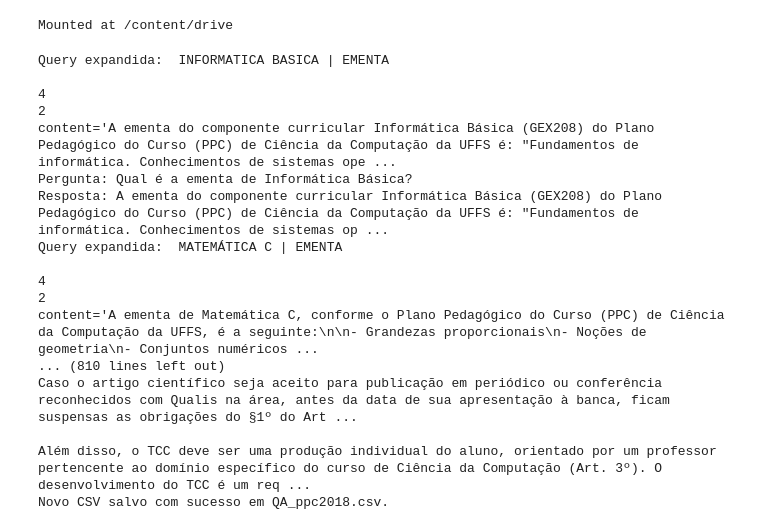
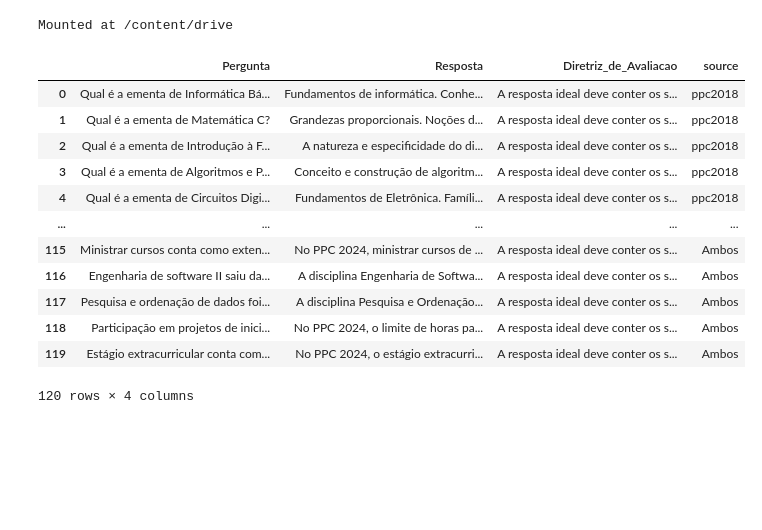
Before and after one commit to joaowinderfeldbussolotto/assistente-ppc-ciencia-da-computacao, a Jupyter notebook: tcc_inference.ipynb, the cells around one changed output. Saved outputs shown, nothing was run; the diff lists cells and outputs as text; code cells hidden in the pictures; blank space fills up the shorter version.

Commit message:
updates on inference

```diff
--- a/tcc_inference.ipynb
+++ b/tcc_inference.ipynb
@@ -238,3 +677,31 @@ Mounted at /content/drive
+# %%
+import pandas as pd
+
+df1 = pd.read_csv('data/GroundTruthPPC2018_Diretrizes_Refinadas.csv')
+df2 = pd.read_csv('data/GroundTruthPPC2024_Diretrizes_Refinadas.csv')
+df3 = pd.read_csv('data/GroundTruthPPCAmbos_Diretrizes_Refinadas.csv')
+
+df1['source'] = 'ppc2018'
+df2['source'] = 'ppc2024'
+df3['source'] = 'Ambos'
+
+questions_df = pd.concat([df1, df2, df3], ignore_index=True)
+# %%
+questions_df
+# %% [output]
+|  | Pergunta | Resposta | Diretriz_de_Avaliacao | source |
+| 0 | Qual é a ementa de Informática Bá... | Fundamentos de informática. Conhe... | A resposta ideal deve conter os s... | ppc2018 |
+| 1 | Qual é a ementa de Matemática C? | Grandezas proporcionais. Noções d... | A resposta ideal deve conter os s... | ppc2018 |
+| 2 | Qual é a ementa de Introdução à F... | A natureza e especificidade do di... | A resposta ideal deve conter os s... | ppc2018 |
+| 3 | Qual é a ementa de Algoritmos e P... | Conceito e construção de algoritm... | A resposta ideal deve conter os s... | ppc2018 |
+| 4 | Qual é a ementa de Circuitos Digi... | Fundamentos de Eletrônica. Famíli... | A resposta ideal deve conter os s... | ppc2018 |
+| ... | ... | ... | ... | ... |
+| 115 | Ministrar cursos conta como exten... | No PPC 2024, ministrar cursos de ... | A resposta ideal deve conter os s... | Ambos |
+| 116 | Engenharia de software II saiu da... | A disciplina Engenharia de Softwa... | A resposta ideal deve conter os s... | Ambos |
+| 117 | Pesquisa e ordenação de dados foi... | A disciplina Pesquisa e Ordenação... | A resposta ideal deve conter os s... | Ambos |
+| 118 | Participação em projetos de inici... | No PPC 2024, o limite de horas pa... | A resposta ideal deve conter os s... | Ambos |
+| 119 | Estágio extracurricular conta com... | No PPC 2024, o estágio extracurri... | A resposta ideal deve conter os s... | Ambos |
+120 rows × 4 columns
 # %%
 import pandas as pd
 import csv
@@ -276,27 +761,2 @@ def process_csv_and_generate_answers(input_csv_path, output_csv_path, inference_
 
     print(f"Novo CSV salvo com sucesso em {output_csv_path}.")
-# %%
-# Exemplo de uso
-ppc_2018_input_csv_path = 'data/GroundTruthPPC2018_Diretrizes_Refinadas.csv'
-ppc_2018_output_csv_path = 'QA_ppc2018.csv'
-inference_config = "Mixtral e Gemma 9b(Transformação). Contexto: 4, 4 --> Original e expandida. PINECONE COM METADATA"
-
-process_csv_and_generate_answers(ppc_2018_input_csv_path, ppc_2018_output_csv_path, inference_config, 'ppc2018')
-# %% [output]
-Query expandida:  INFORMATICA BASICA | EMENTA
-
-4
-2
-content='A ementa do componente curricular Informática Básica (GEX208) do Plano Pedagógico do Curso (PPC) de Ciência da Computação da UFFS é: "Fundamentos de informática. Conhecimentos de sistemas ope ...
-Pergunta: Qual é a ementa de Informática Básica?
-Resposta: A ementa do componente curricular Informática Básica (GEX208) do Plano Pedagógico do Curso (PPC) de Ciência da Computação da UFFS é: "Fundamentos de informática. Conhecimentos de sistemas op ...
-Query expandida:  MATEMÁTICA C | EMENTA
-
-4
-2
-content='A ementa de Matemática C, conforme o Plano Pedagógico do Curso (PPC) de Ciência da Computação da UFFS, é a seguinte:\n\n- Grandezas proporcionais\n- Noções de geometria\n- Conjuntos numéricos ...
-... (810 lines left out)
-Caso o artigo científico seja aceito para publicação em periódico ou conferência reconhecidos com Qualis na área, antes da data de sua apresentação à banca, ficam suspensas as obrigações do §1º do Art ...
-
-Além disso, o TCC deve ser uma produção individual do aluno, orientado por um professor pertencente ao domínio específico do curso de Ciência da Computação (Art. 3º). O desenvolvimento do TCC é um req ...
-Novo CSV salvo com sucesso em QA_ppc2018.csv.
```
Also changed, not shown: parts of 35 cells of this notebook.
